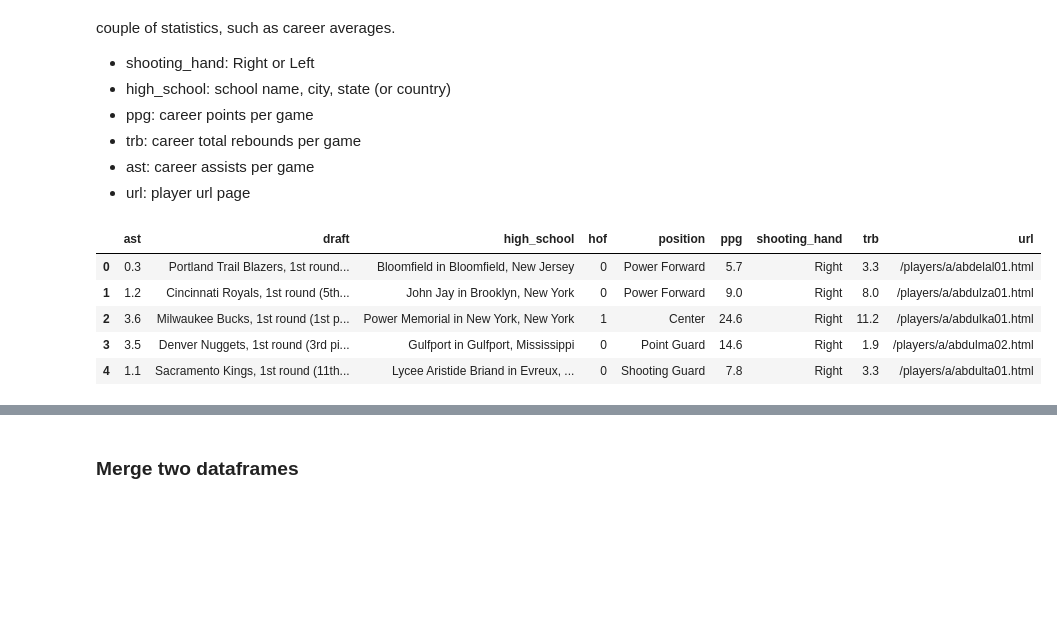
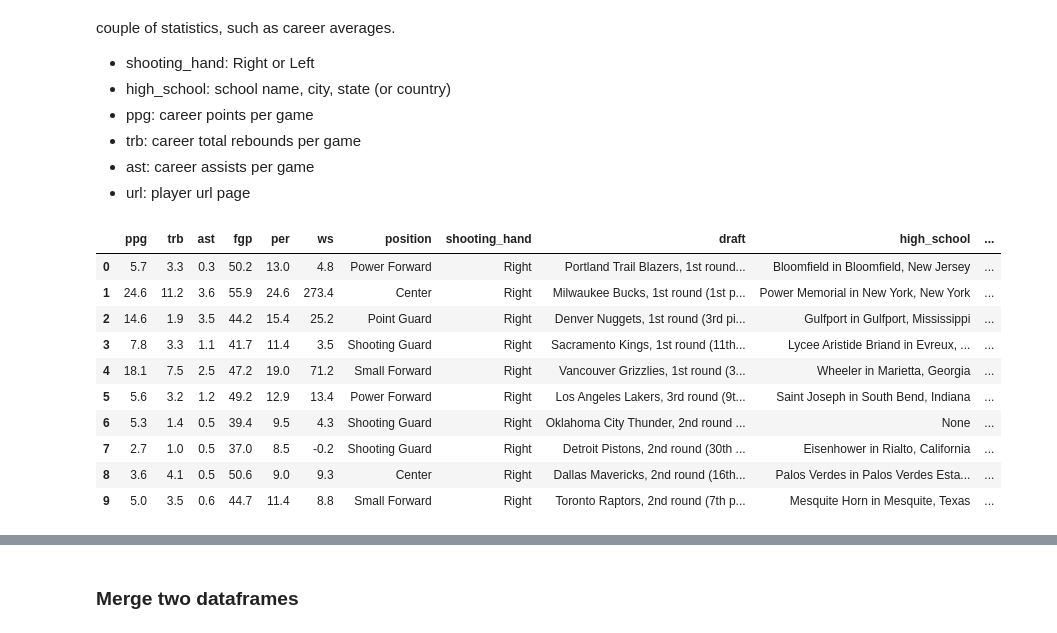
Before and after one commit to ymericson/NBA-player-info, a Jupyter notebook: NBA web scraping data.ipynb, the cells around one changed output, grey strips where cells are left out. Saved outputs shown, nothing was run; the diff lists cells and outputs as text; code cells hidden in the pictures; blank space fills up the shorter version.

```diff
--- a/NBA web scraping data.ipynb
+++ b/NBA web scraping data.ipynb
@@ -138,6 +138,8 @@ def player_detail_info(url):
     ast = None
     hof = 0
     fgp = None
+    per = None
+    ws = None
 
     # loop over personal info to get certain information
     for prow in p:
@@ -164,11 +166,24 @@ def player_detail_info(url):
                 hof = 0
         elif 'Career' in prow.text:
             s = prow.find_next_siblings('p')[3]
-            ppg = float(str(s).strip('"<p>""</p>"'))
+            if len(s)>0:
+                ppg = float(str(s).strip('"<p>""</p>"'))
             s = prow.find_next_siblings('p')[5]
-            trb = float(str(s).strip('"<p>""</p>"'))
+            if len(s)>0:
+                trb = float(str(s).strip('"<p>""</p>"'))
             s = prow.find_next_siblings('p')[7]
-            ast = float(str(s).strip('"<p>""</p>"'))
+            if len(s)>0:
+                ast = float(str(s).strip('"<p>""</p>"'))
+            s = prow.find_next_siblings('p')[9]
+            if len(s)>0:
+                fgp = float(str(s).strip('"<p>""</p>"'))
+            s = prow.find_next_siblings('p')[17]
+            if len(s)>0:
+                per = float(str(s).strip('"<p>""</p>"'))
+            s = prow.find_next_siblings('p')[19]
+            if len(s)>0:
+                ws = float(str(s).strip('"<p>""</p>"'))
+            #print(prow.find_next_siblings('p')[8:])
 
     # create dictionary with all of the info
     player_entry = {'position': position,
@@ -179,25 +194,35 @@ def player_detail_info(url):
                     'trb' : trb,
                     'ast' : ast,
                     'url': url,
-                    'hof': hof}
+                    'hof': hof,
+                    'fgp': fgp,
+                    'per': per,
+                    'ws': ws}
 
     return player_entry
 # %%
 players_details_info_list = []
-for i,url in enumerate(players_general_df.url[:5]):
+for i,url in enumerate(players_general_df.url[:20]):
     try:
         players_details_info_list.append(player_detail_info(url))
     except:
         pass
 players_detail_df = pd.DataFrame(players_details_info_list) # convert to dateframe
+players_detail_df = players_detail_df[['ppg', 'trb', 'ast', 'fgp', 'per', 'ws', 'position',
+                                       'shooting_hand', 'draft', 'high_school', 'hof', 'url']]
 players_detail_df.head(10) # preview
 # %% [output]
-|  | ast | draft | high_school | hof | position | ppg | shooting_hand | trb | url |
-| 0 | 0.3 | Portland Trail Blazers, 1st round... | Bloomfield in Bloomfield, New Jersey | 0 | Power Forward | 5.7 | Right | 3.3 | /players/a/abdelal01.html |
-| 1 | 1.2 | Cincinnati Royals, 1st round (5th... | John Jay in Brooklyn, New York | 0 | Power Forward | 9.0 | Right | 8.0 | /players/a/abdulza01.html |
-| 2 | 3.6 | Milwaukee Bucks, 1st round (1st p... | Power Memorial in New York, New York | 1 | Center | 24.6 | Right | 11.2 | /players/a/abdulka01.html |
-| 3 | 3.5 | Denver Nuggets, 1st round (3rd pi... | Gulfport in Gulfport, Mississippi | 0 | Point Guard | 14.6 | Right | 1.9 | /players/a/abdulma02.html |
-| 4 | 1.1 | Sacramento Kings, 1st round (11th... | Lycee Aristide Briand in Evreux, ... | 0 | Shooting Guard | 7.8 | Right | 3.3 | /players/a/abdulta01.html |
+|  | ppg | trb | ast | fgp | per | ws | position | shooting_hand | draft | high_school | ... |
+| 0 | 5.7 | 3.3 | 0.3 | 50.2 | 13.0 | 4.8 | Power Forward | Right | Portland Trail Blazers, 1st round... | Bloomfield in Bloomfield, New Jersey | ... |
+| 1 | 24.6 | 11.2 | 3.6 | 55.9 | 24.6 | 273.4 | Center | Right | Milwaukee Bucks, 1st round (1st p... | Power Memorial in New York, New York | ... |
+| 2 | 14.6 | 1.9 | 3.5 | 44.2 | 15.4 | 25.2 | Point Guard | Right | Denver Nuggets, 1st round (3rd pi... | Gulfport in Gulfport, Mississippi | ... |
+| 3 | 7.8 | 3.3 | 1.1 | 41.7 | 11.4 | 3.5 | Shooting Guard | Right | Sacramento Kings, 1st round (11th... | Lycee Aristide Briand in Evreux, ... | ... |
+| 4 | 18.1 | 7.5 | 2.5 | 47.2 | 19.0 | 71.2 | Small Forward | Right | Vancouver Grizzlies, 1st round (3... | Wheeler in Marietta, Georgia | ... |
+| 5 | 5.6 | 3.2 | 1.2 | 49.2 | 12.9 | 13.4 | Power Forward | Right | Los Angeles Lakers, 3rd round (9t... | Saint Joseph in South Bend, Indiana | ... |
+| 6 | 5.3 | 1.4 | 0.5 | 39.4 | 9.5 | 4.3 | Shooting Guard | Right | Oklahoma City Thunder, 2nd round ... | None | ... |
+| 7 | 2.7 | 1.0 | 0.5 | 37.0 | 8.5 | -0.2 | Shooting Guard | Right | Detroit Pistons, 2nd round (30th ... | Eisenhower in Rialto, California | ... |
+| 8 | 3.6 | 4.1 | 0.5 | 50.6 | 9.0 | 9.3 | Center | Right | Dallas Mavericks, 2nd round (16th... | Palos Verdes in Palos Verdes Esta... | ... |
+| 9 | 5.0 | 3.5 | 0.6 | 44.7 | 11.4 | 8.8 | Small Forward | Right | Toronto Raptors, 2nd round (7th p... | Mesquite Horn in Mesquite, Texas | ... |
 # %%
 # split high school into state
 def split_hs(hsString):
```
Also changed, not shown: 1 other file.
